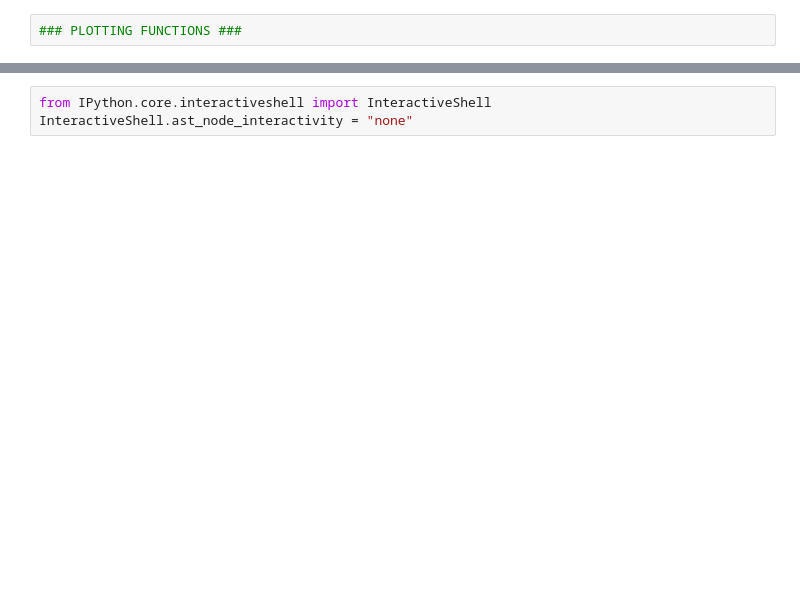
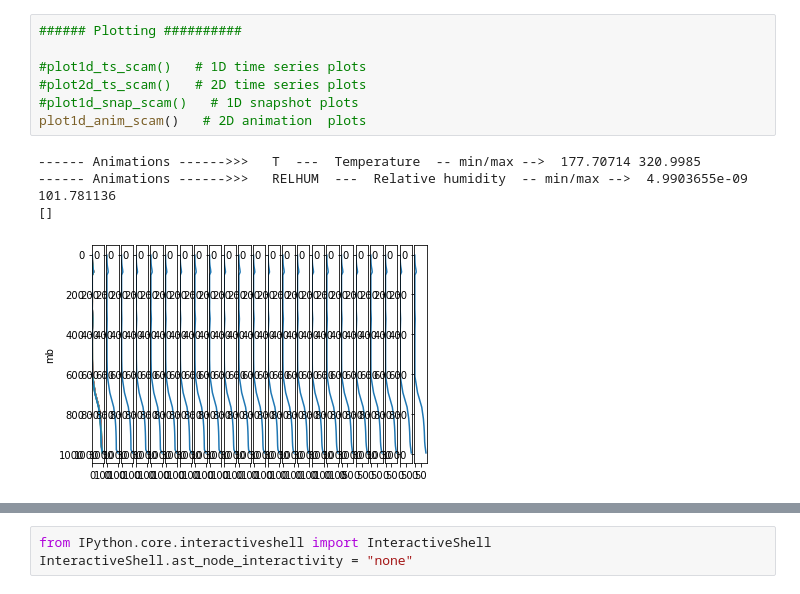
Before and after one commit to swrneale/python-scripts, a Jupyter notebook: PBL/scam_plots.ipynb, the cells around one changed output, grey strips where cells are left out. Drawn from its saved outputs; the diff is of its cells as text; blank space fills up the shorter version.

```diff
--- a/PBL/scam_plots.ipynb
+++ b/PBL/scam_plots.ipynb
@@ -282,2 +84,12 @@ SyntaxError: invalid syntax (<ipython-input-475-7e0408bec84d>, line 2)
-# %%
-### PLOTTING FUNCTIONS ###
+# %%
+###### Plotting ##########
+
+#plot1d_ts_scam()   # 1D time series plots
+#plot2d_ts_scam()   # 2D time series plots
+#plot1d_snap_scam()   # 1D snapshot plots
+plot1d_anim_scam()   # 2D animation  plots
+# %% [output]
+------ Animations ------>>>   T  ---  Temperature  -- min/max -->  177.70714 320.9985
+------ Animations ------>>>   RELHUM  ---  Relative humidity  -- min/max -->  4.9903655e-09 101.781136
+[]
+[figure, added]
```
Also changed, not shown: parts of 9 cells of this notebook.
